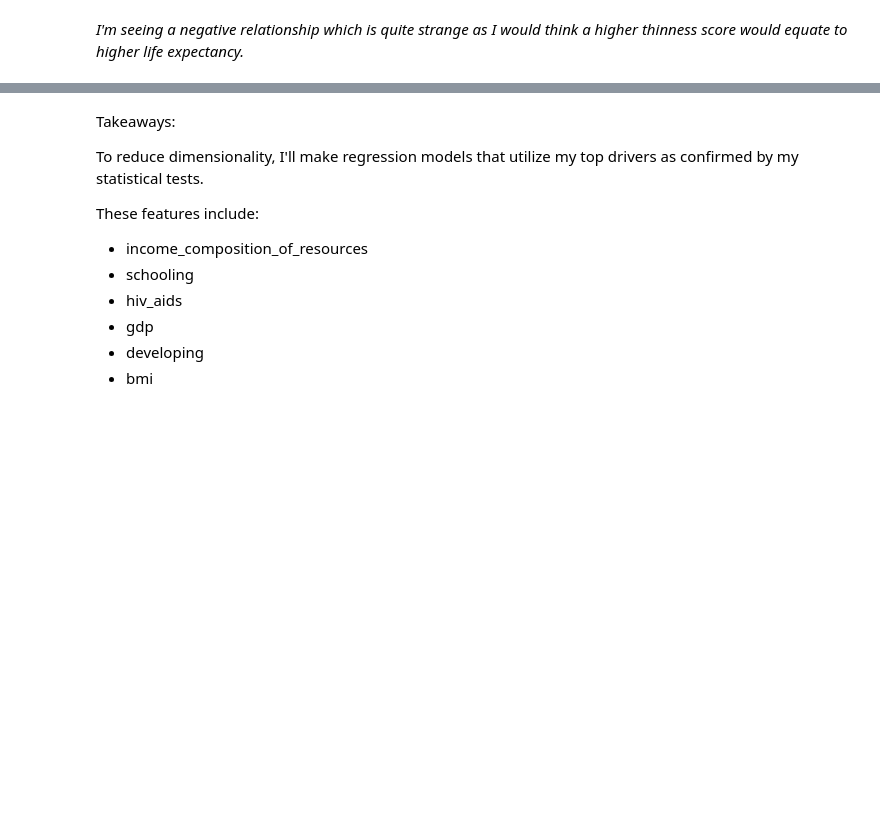
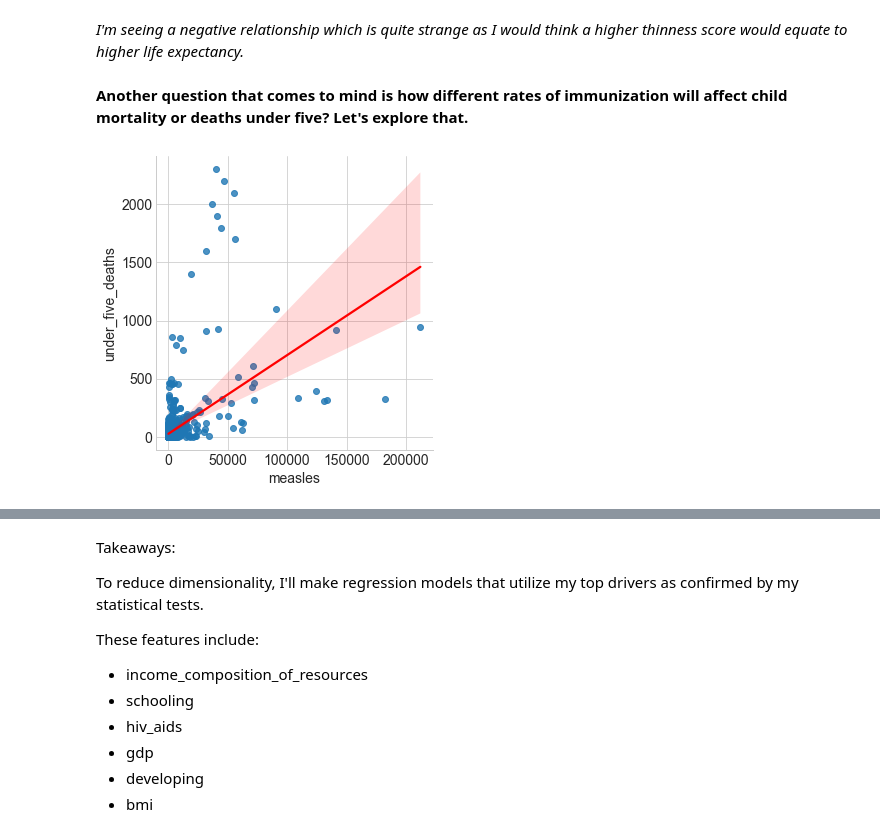
Before and after one commit to kristofer-rivera/predicting-life-expectancy, a Jupyter notebook: explore.ipynb, the cells around one changed output, grey strips where cells are left out. Saved outputs shown, nothing was run; the diff lists cells and outputs as text; code cells hidden in the pictures; blank space fills up the shorter version.

Commit message:
Added another question to exploration.

```diff
--- a/explore.ipynb
+++ b/explore.ipynb
@@ -332,3 +332,10 @@ plt.show()
 [figure]
 # %% [markdown]
 *I'm seeing a negative relationship which is quite strange as I would think a higher thinness score would equate to higher life expectancy.*
+# %% [markdown]
+**Another question that comes to mind is how different rates of immunization will affect child mortality or deaths under five? Let's explore that.**
+# %%
+sns.lmplot(x='measles', y='under_five_deaths', data=train, line_kws={'color':'red'})
+plt.show()
+# %% [output]
+[figure, added]
```
Also changed, not shown: parts of 8 cells of this notebook, 1 other file.
